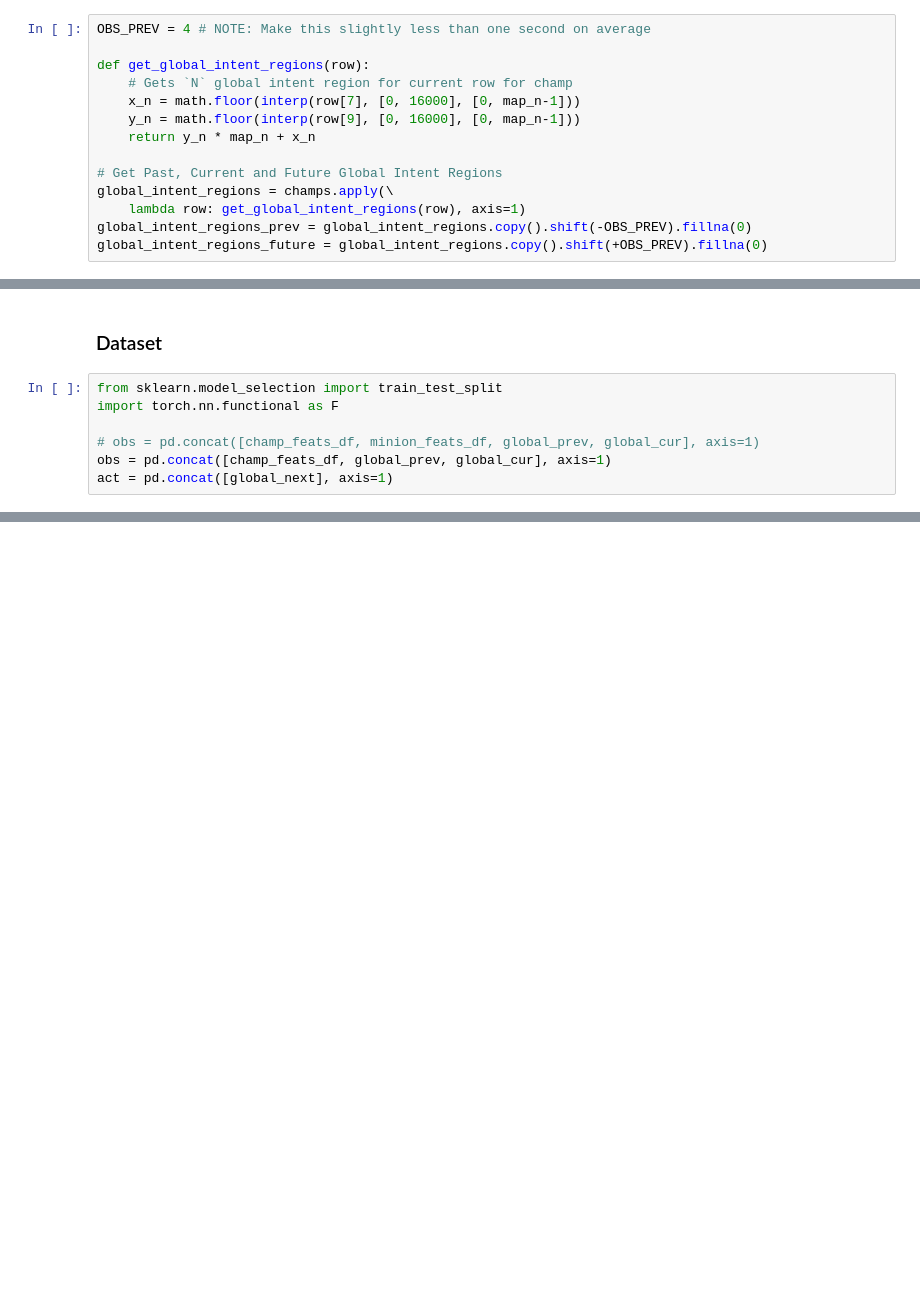
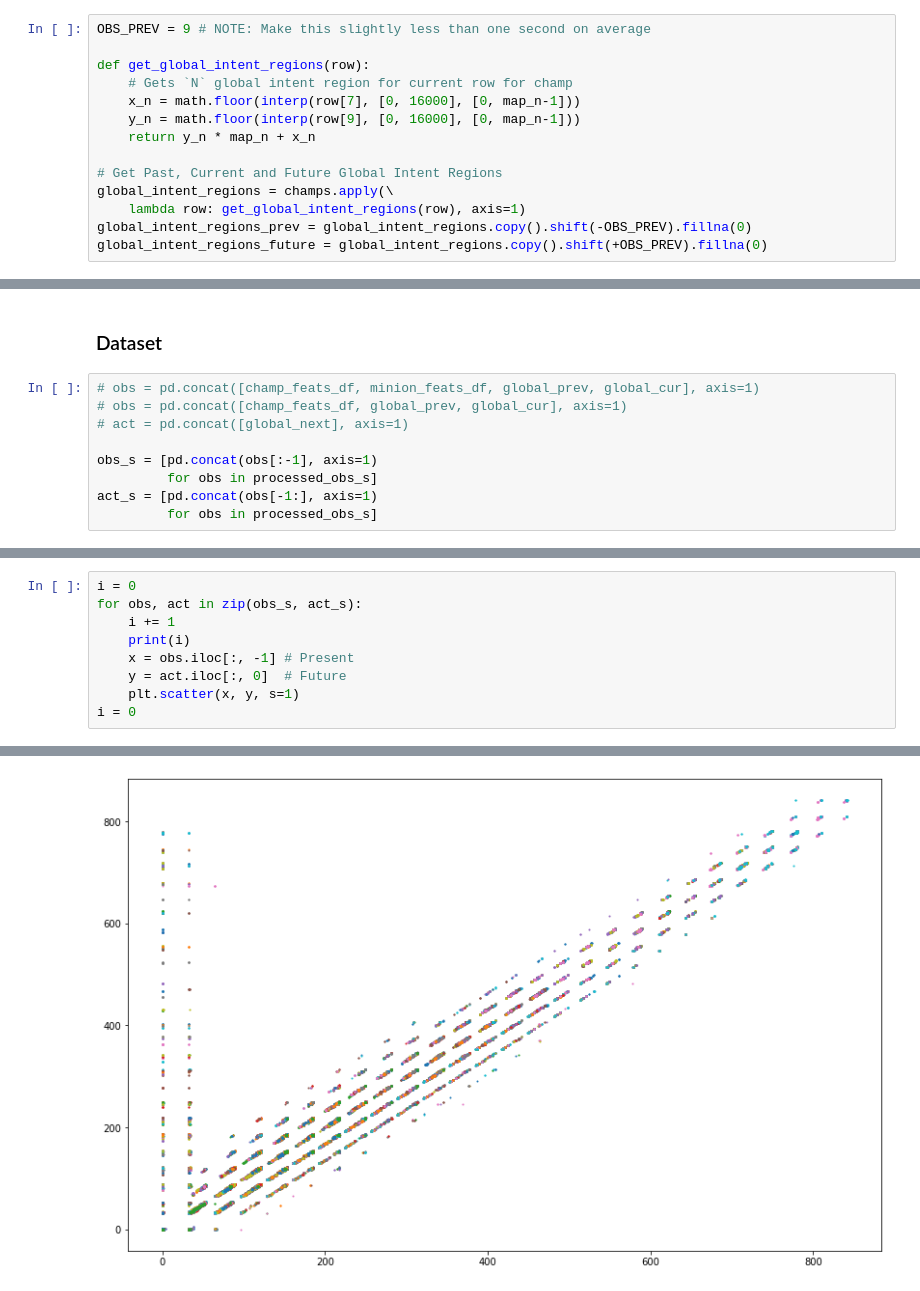
Before and after one commit to MiscellaneousStuff/tlol-ml, a Jupyter notebook: sanity_test.ipynb, the cells around one changed output, grey strips where cells are left out. Drawn from its saved outputs; the diff is of its cells as text; blank space fills up the shorter version.

Commit message:
current and future global intent region correlation

```diff
--- a/sanity_test.ipynb
+++ b/sanity_test.ipynb
@@ -325,7 +325,7 @@ print("Map Region Count, Map Region Size:", map_n, (global_intent_region_size, g
 # %% [output]
 Map Region Count, Map Region Size: 32 (500, 500)
 # %%
-OBS_PREV = 4 # NOTE: Make this slightly less than one second on average
+OBS_PREV = 9 # NOTE: Make this slightly less than one second on average
 
 def get_global_intent_regions(row):
     # Gets `N` global intent region for current row for champ
@@ -400,9 +438,11 @@ champ_feats_df, minion_feats_df, global_prev, global_cur, global_next = get_obs(
 # %% [markdown]
 ### Dataset
 # %%
-from sklearn.model_selection import train_test_split
-import torch.nn.functional as F
+# obs = pd.concat([champ_feats_df, minion_feats_df, global_prev, global_cur], axis=1)
+# obs = pd.concat([champ_feats_df, global_prev, global_cur], axis=1)
+# act = pd.concat([global_next], axis=1)
 
-# obs = pd.concat([champ_feats_df, minion_feats_df, global_prev, global_cur], axis=1)
-obs = pd.concat([champ_feats_df, global_prev, global_cur], axis=1)
-act = pd.concat([global_next], axis=1)
+obs_s = [pd.concat(obs[:-1], axis=1)
+         for obs in processed_obs_s]
+act_s = [pd.concat(obs[-1:], axis=1)
+         for obs in processed_obs_s]
@@ -427,0 +472,10 @@ obs
+# %%
+i = 0
+for obs, act in zip(obs_s, act_s):
+    i += 1
+    print(i)
+    x = obs.iloc[:, -1] # Present
+    y = act.iloc[:, 0]  # Future
+    plt.scatter(x, y, s=1)
+i = 0
+# %% [output]
@@ -427,0 +499 @@ obs
+[figure, added]
```
Also changed, not shown: parts of 8 cells of this notebook.
